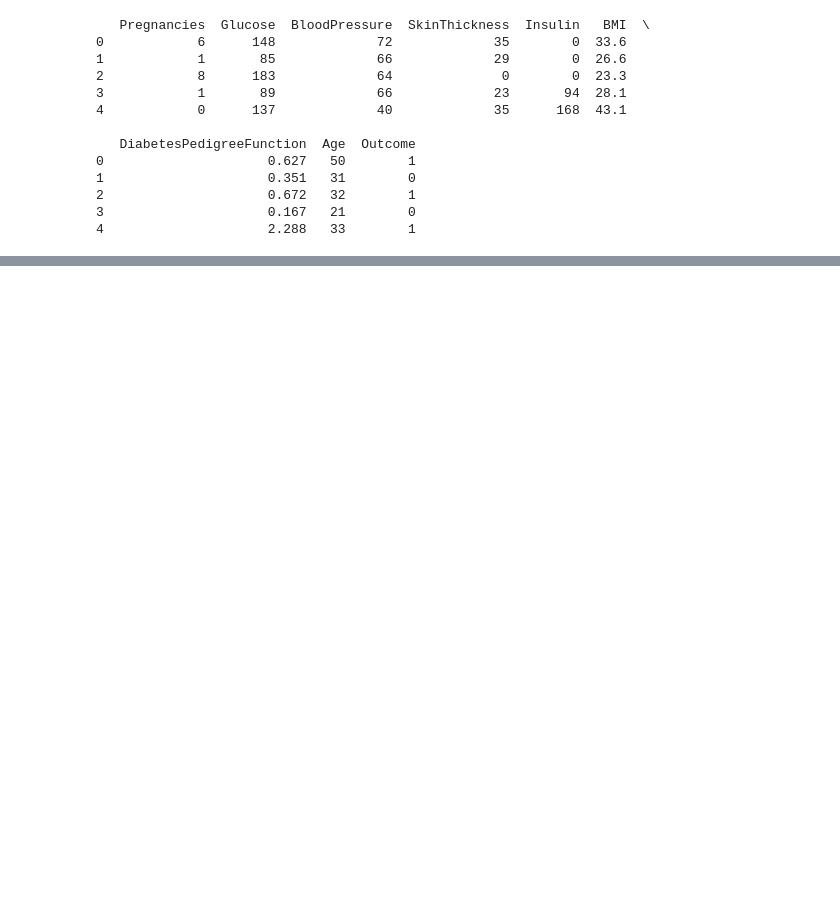
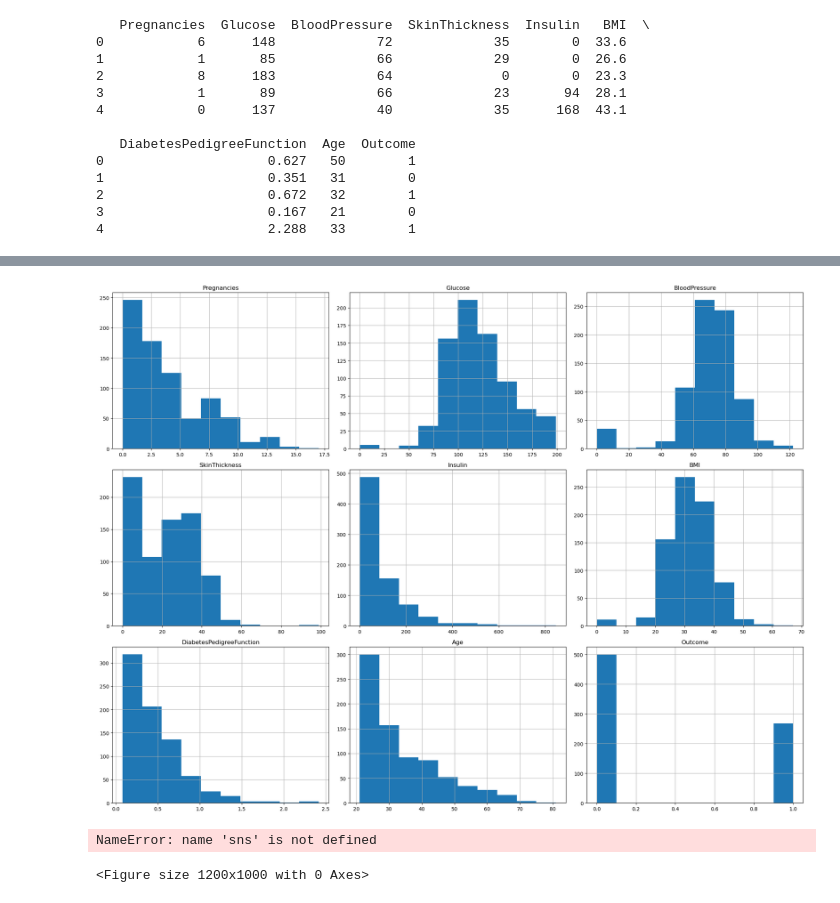
Before and after one commit to MonikaBernecker/diabetes_prediction, a Jupyter notebook: Diabetes_prediction.ipynb, the cells around one changed output, grey strips where cells are left out. Cells and saved outputs as stored; diff of their text form; code cells hidden in the pictures; blank space fills up the shorter version.

Commit message:
Add data exploration and visualization

```diff
--- a/Diabetes_prediction.ipynb
+++ b/Diabetes_prediction.ipynb
@@ -22,0 +50,15 @@ print(df.head())
+# %%
+# Histogramme für jede numerische Spalte
+df.hist(figsize=(20,15))
+plt.tight_layout()
+plt.show()
+
+# Korrelationsmatrix
+plt.figure(figsize=(12,10))
+sns.heatmap(df.corr(), annot=True, cmap='coolwarm')
+plt.title('Korrelationsmatrix')
+plt.show()
+# %% [output]
+[figure, added]
+NameError: name 'sns' is not defined
+<Figure size 1200x1000 with 0 Axes>
```
Also changed, not shown: parts of 1 cell of this notebook.
